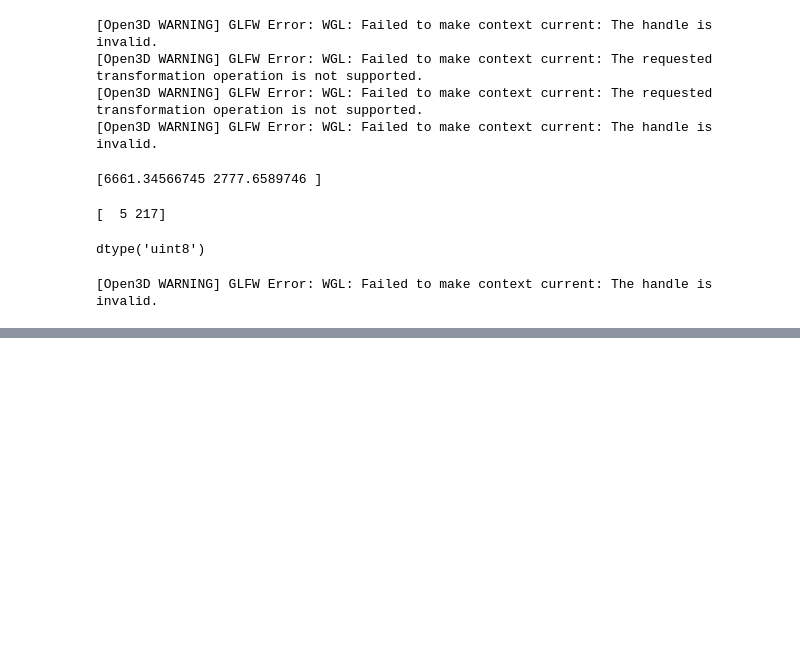
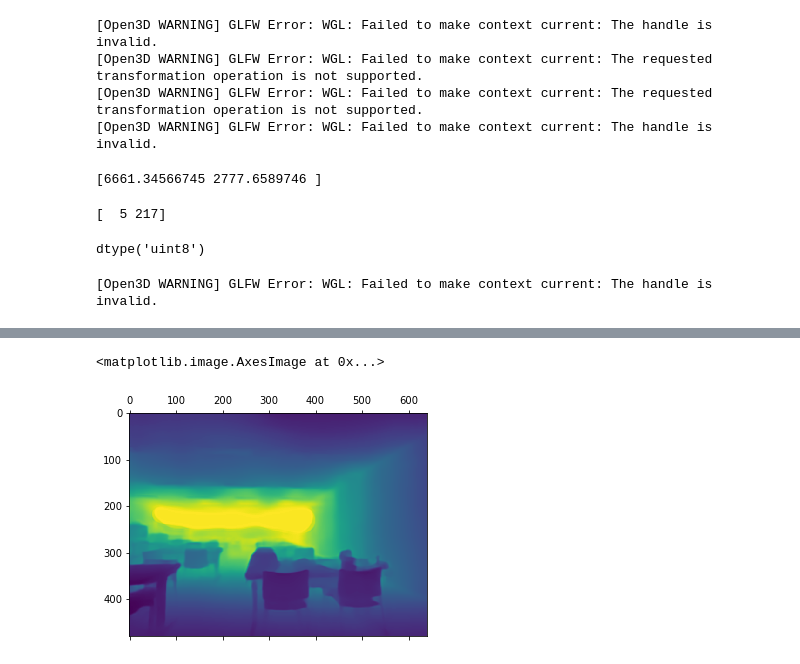
Before and after one commit to NitishJaiswal/3D-indoor-mapping, a Jupyter notebook: point_cloud_testing.ipynb, the cells around one changed output, grey strips where cells are left out. Cells and saved outputs as stored; diff of their text form; code cells hidden in the pictures; blank space fills up the shorter version.

```diff
--- a/point_cloud_testing.ipynb
+++ b/point_cloud_testing.ipynb
@@ -306,0 +477,5 @@ o3d.visualization.draw_geometries([dense],
+# %%
+plt.matshow(a)
+# %% [output]
+<matplotlib.image.AxesImage at 0x...>
+[figure, added]
```
Also changed, not shown: parts of 39 cells of this notebook.
